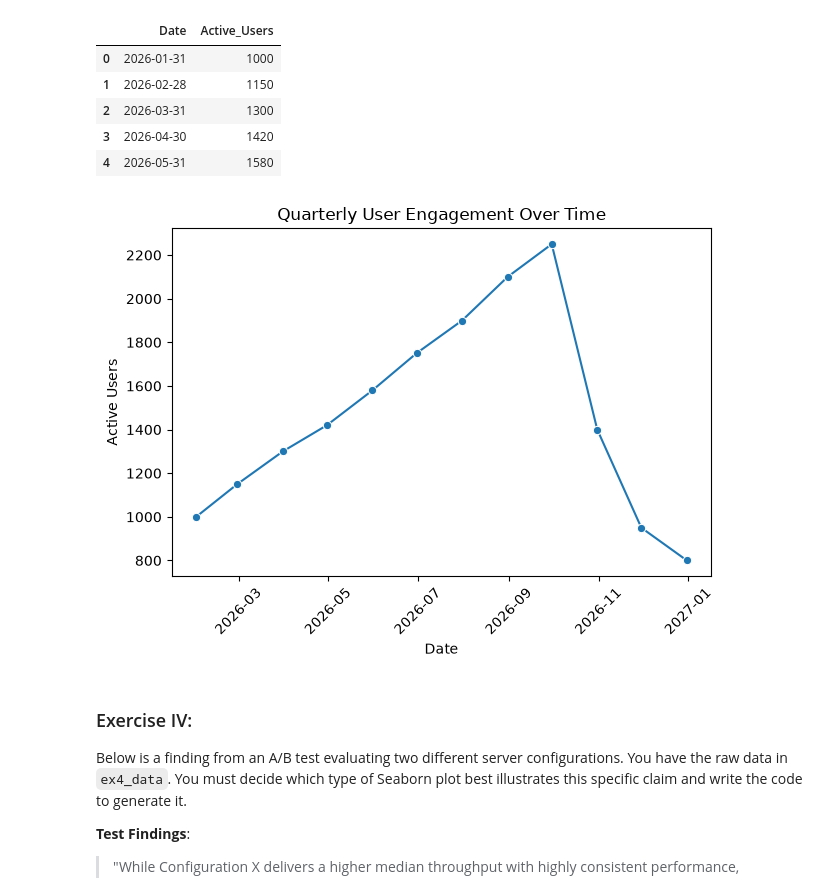
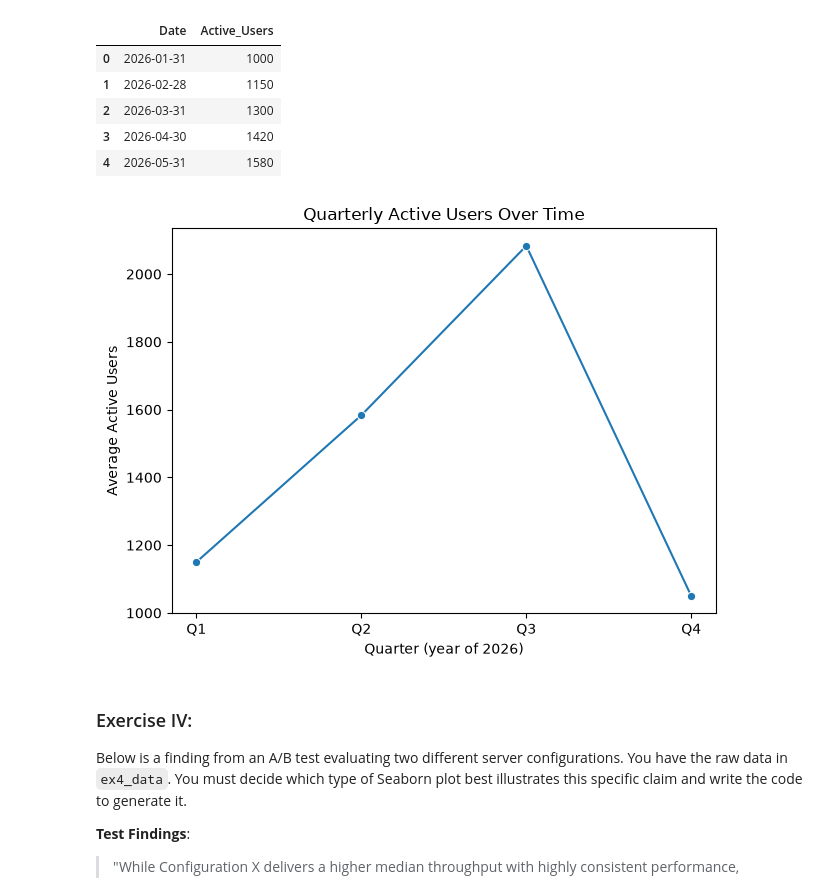
Before and after one commit to d0m08/cmpsc105-lab06, a Jupyter notebook: lab06.ipynb, the cells around one changed output. Saved outputs shown, nothing was run; the diff lists cells and outputs as text; code cells hidden in the pictures.

```diff
--- a/lab06.ipynb
+++ b/lab06.ipynb
@@ -104,15 +118,19 @@ ex3_data.head()
 | 3 | 2026-04-30 | 1420 |
 | 4 | 2026-05-31 | 1580 |
 # %%
-sns.lineplot(data=ex3_data, x="Date", y="Active_Users", marker="o")
-plt.title("Quarterly User Engagement Over Time")
-plt.xlabel("Date")
-plt.ylabel("Active Users")
-plt.xticks(rotation=45)
+ex3_data["Date"] = pd.to_datetime(ex3_data["Date"])
+quarterly_data = ex3_data.groupby(
+    ex3_data["Date"].dt.to_period("Q")
+)["Active_Users"].mean().reset_index()
+quarterly_data["Date"] = quarterly_data["Date"].dt.quarter.apply(lambda q: f"Q{q}")
+sns.lineplot(data=quarterly_data, x="Date", y="Active_Users", marker="o")
+plt.title("Quarterly Active Users Over Time")
+plt.xlabel("Quarter (year of 2026)")
+plt.ylabel("Average Active Users")
 plt.tight_layout()
 plt.show()
 # %% [output]
-[figure, old version]
+[figure, new version]
 # %% [markdown]
 ### Exercise IV:
 
```
Also changed, not shown: parts of 3 cells of this notebook.
